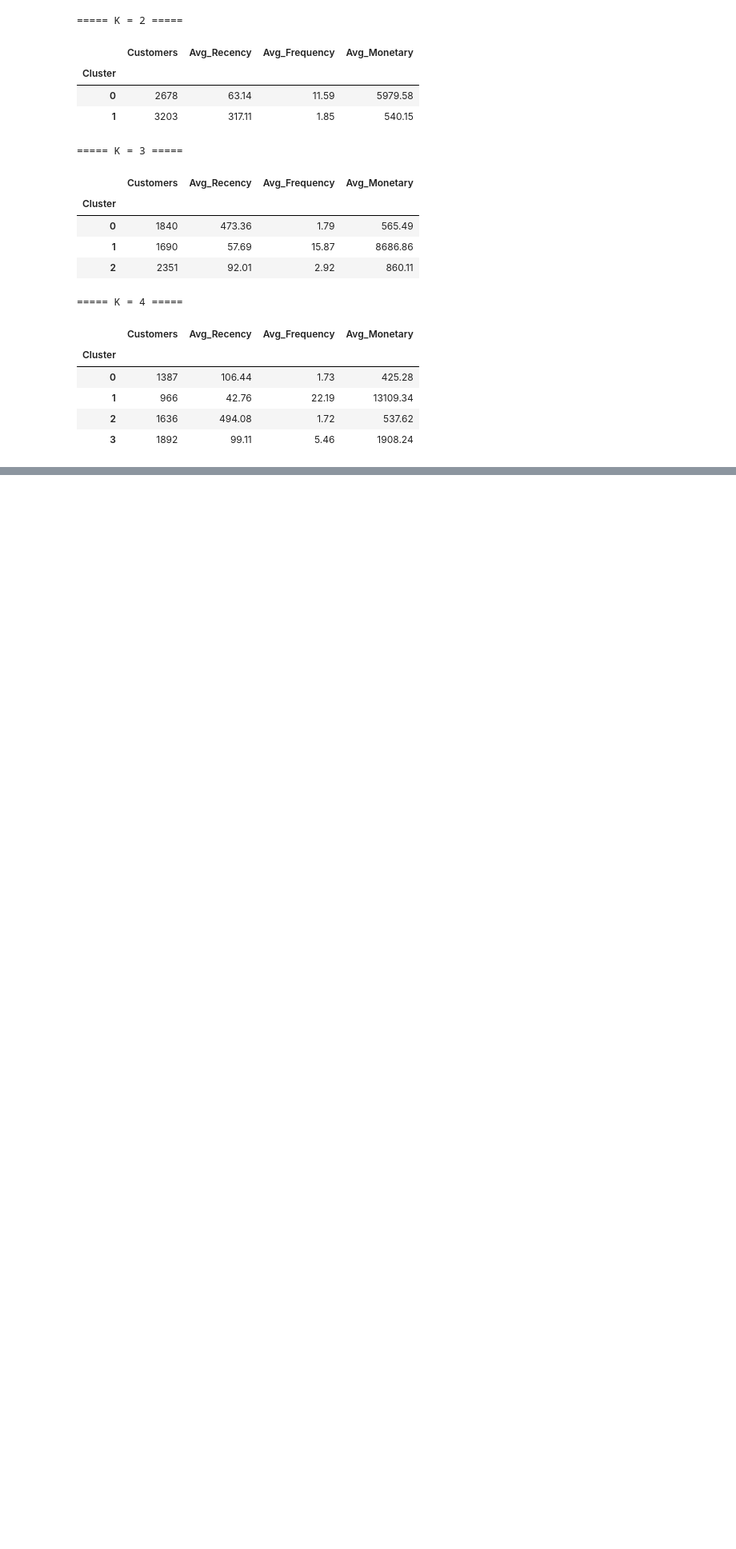
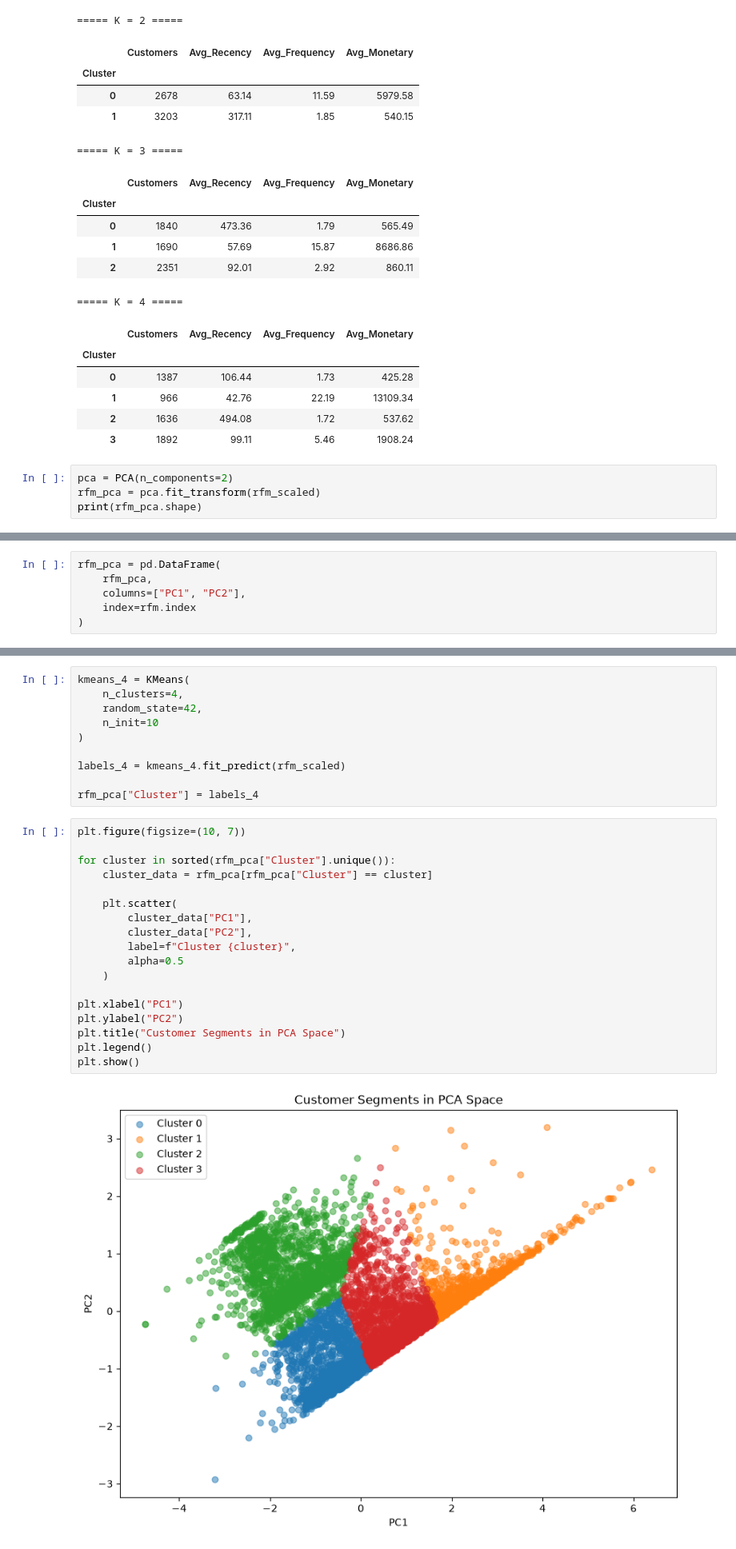
Before and after one commit to hawi088/customer-segmentation, a Jupyter notebook: notebooks/data_exploration.ipynb, the cells around one changed output, grey strips where cells are left out. Shown at 80% size. Cells and saved outputs as stored; diff of their text form; blank space fills up the shorter version.

Commit message:
feat: build baseline customer segmentation with K-means and PCA

```diff
--- a/notebooks/data_exploration.ipynb
+++ b/notebooks/data_exploration.ipynb
@@ -500,3 +501,7 @@ for k in [2,3,4]:
 | 1 | 966 | 42.76 | 22.19 | 13109.34 |
 | 2 | 1636 | 494.08 | 1.72 | 537.62 |
 | 3 | 1892 | 99.11 | 5.46 | 1908.24 |
+# %%
+pca = PCA(n_components=2)
+rfm_pca = pca.fit_transform(rfm_scaled)
+print(rfm_pca.shape)
@@ -502,0 +510,6 @@ for k in [2,3,4]:
+# %%
+rfm_pca = pd.DataFrame(
+    rfm_pca,
+    columns=["PC1", "PC2"],
+    index=rfm.index
+)
@@ -502,0 +540,30 @@ for k in [2,3,4]:
+# %%
+kmeans_4 = KMeans(
+    n_clusters=4,
+    random_state=42,
+    n_init=10
+)
+
+labels_4 = kmeans_4.fit_predict(rfm_scaled)
+
+rfm_pca["Cluster"] = labels_4
+# %%
+plt.figure(figsize=(10, 7))
+
+for cluster in sorted(rfm_pca["Cluster"].unique()):
+    cluster_data = rfm_pca[rfm_pca["Cluster"] == cluster]
+
+    plt.scatter(
+        cluster_data["PC1"],
+        cluster_data["PC2"],
+        label=f"Cluster {cluster}",
+        alpha=0.5
+    )
+
+plt.xlabel("PC1")
+plt.ylabel("PC2")
+plt.title("Customer Segments in PCA Space")
+plt.legend()
+plt.show()
+# %% [output]
+[figure, added]
```
Also changed, not shown: parts of 8 cells of this notebook.
